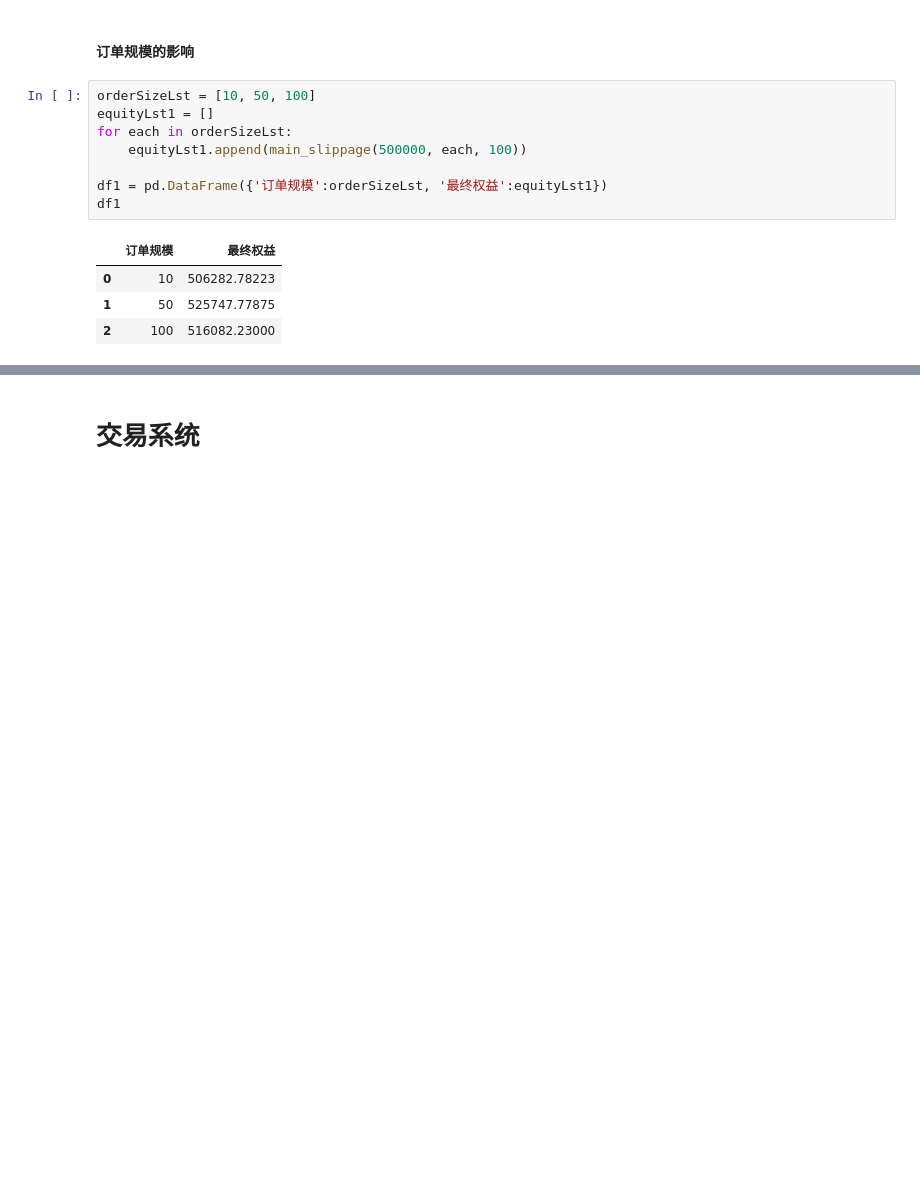
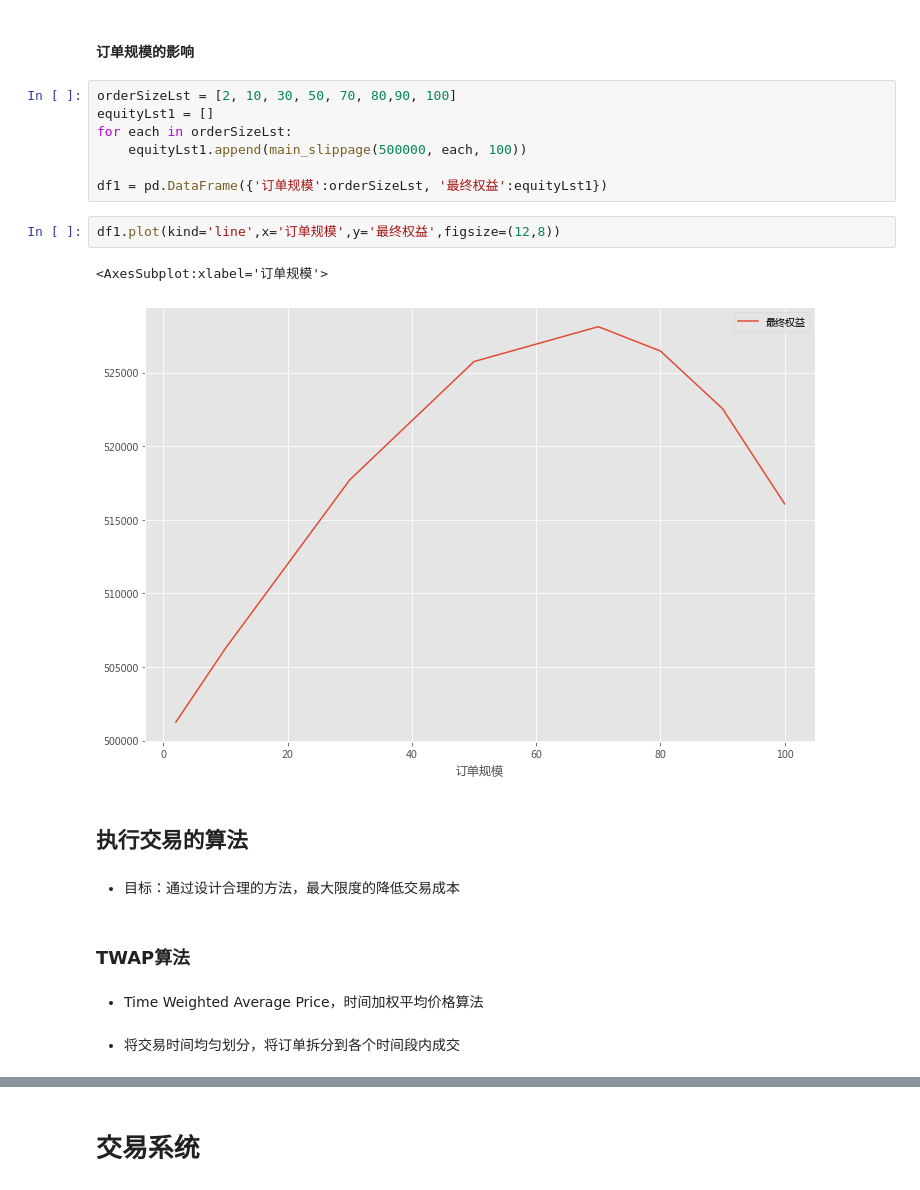
Before and after one commit to christinemu/quant-trading, a Jupyter notebook: realTrading.ipynb, the cells around one changed output, grey strips where cells are left out. Drawn from its saved outputs; the diff is of its cells as text; blank space fills up the shorter version.

```diff
--- a/realTrading.ipynb
+++ b/realTrading.ipynb
@@ -281,15 +265,24 @@ df
 # %% [markdown]
 #### 订单规模的影响
 # %%
-orderSizeLst = [10, 50, 100]
+orderSizeLst = [2, 10, 30, 50, 70, 80,90, 100]
 equityLst1 = []
 for each in orderSizeLst:
     equityLst1.append(main_slippage(500000, each, 100))
 
 df1 = pd.DataFrame({'订单规模':orderSizeLst, '最终权益':equityLst1})
-df1
-# %% [output]
-|  | 订单规模 | 最终权益 |
-| 0 | 10 | 506282.78223 |
-| 1 | 50 | 525747.77875 |
-| 2 | 100 | 516082.23000 |
+# %%
+df1.plot(kind='line',x='订单规模',y='最终权益',figsize=(12,8))
+# %% [output]
+<AxesSubplot:xlabel='订单规模'>
+[figure, added]
+# %% [markdown]
+## 执行交易的算法
+# %% [markdown]
+- 目标：通过设计合理的方法，最大限度的降低交易成本
+# %% [markdown]
+### TWAP算法
+# %% [markdown]
+- Time Weighted Average Price，时间加权平均价格算法
+# %% [markdown]
+- 将交易时间均匀划分，将订单拆分到各个时间段内成交
```
Also changed, not shown: parts of 14 cells of this notebook, 1 other file.
